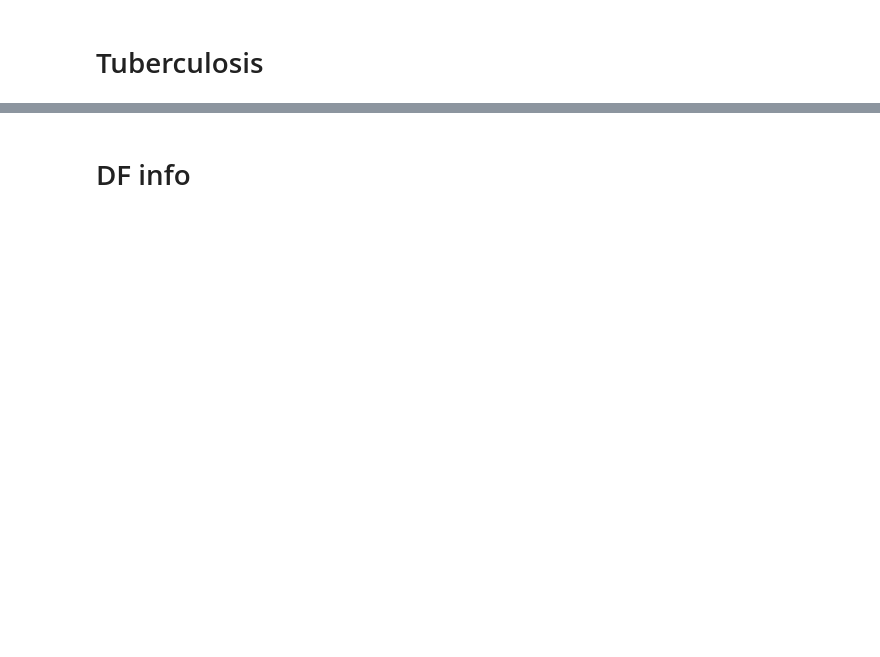
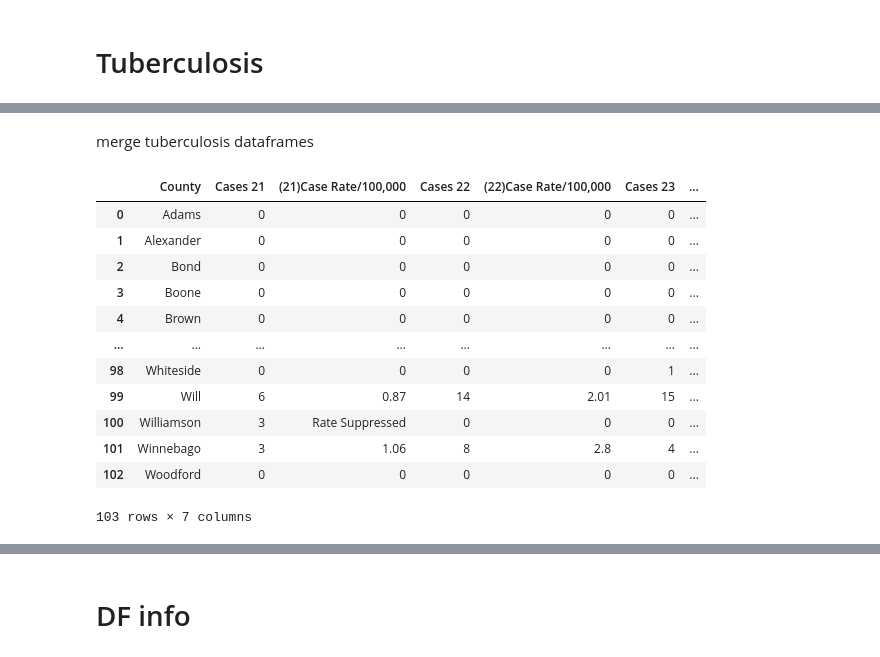
Before and after one commit to christineCLWong/idph_air_pollution_infectious, a Jupyter notebook: tuberculosis.ipynb, the cells around one changed output, grey strips where cells are left out. Cells and saved outputs as stored; diff of their text form; code cells hidden in the pictures; blank space fills up the shorter version.

```diff
--- a/tuberculosis.ipynb
+++ b/tuberculosis.ipynb
@@ -41,3 +78,24 @@ df_tub
+# %% [markdown]
+merge tuberculosis dataframes
+# %%
+df_tub_22_23 = pd.merge(df_tub22, df_tub23, on = 'County', how = 'outer')
+df_tub_22_23
+df_tub = pd.merge(df_tub21, df_tub_22_23, on = 'County', how = 'outer')
+df_tub
+# %% [output]
+|  | County | Cases 21 | (21)Case Rate/100,000 | Cases 22 | (22)Case Rate/100,000 | Cases 23 | ... |
+| 0 | Adams | 0 | 0 | 0 | 0 | 0 | ... |
+| 1 | Alexander | 0 | 0 | 0 | 0 | 0 | ... |
+| 2 | Bond | 0 | 0 | 0 | 0 | 0 | ... |
+| 3 | Boone | 0 | 0 | 0 | 0 | 0 | ... |
+| 4 | Brown | 0 | 0 | 0 | 0 | 0 | ... |
+| ... | ... | ... | ... | ... | ... | ... | ... |
+| 98 | Whiteside | 0 | 0 | 0 | 0 | 1 | ... |
+| 99 | Will | 6 | 0.87 | 14 | 2.01 | 15 | ... |
+| 100 | Williamson | 3 | Rate Suppressed | 0 | 0 | 0 | ... |
+| 101 | Winnebago | 3 | 1.06 | 8 | 2.8 | 4 | ... |
+| 102 | Woodford | 0 | 0 | 0 | 0 | 0 | ... |
+103 rows × 7 columns
 # %%
 def merge_dataframes_by_county(df1, df2, county_column_df1='County', county_column_df2='County', keep_overlap_only=True):
     # Standardize county names to handle minor variations (e.g., lowercase, remove extra spaces)
```
Also changed, not shown: parts of 12 cells of this notebook.
